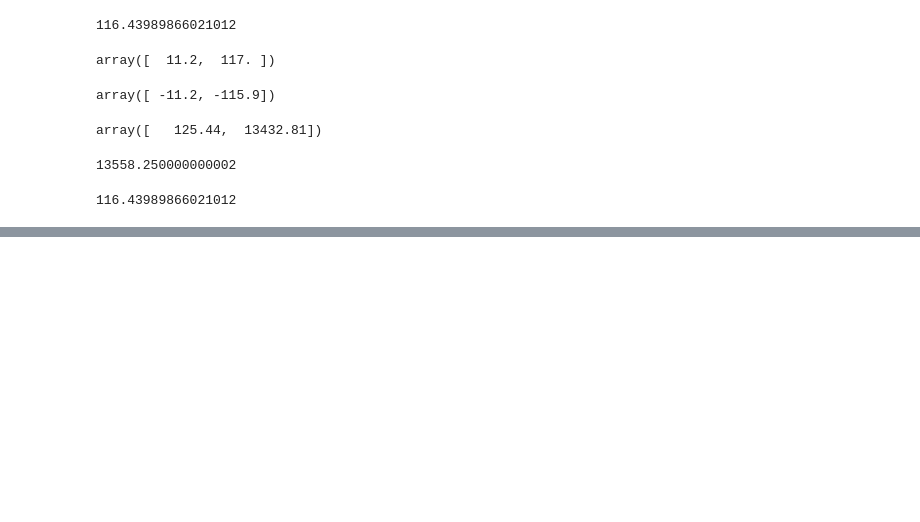
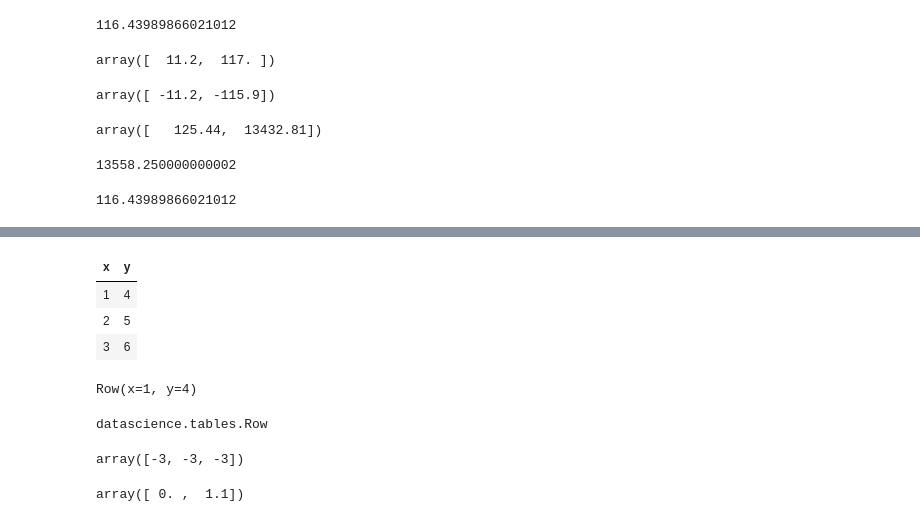
Before and after one commit to lawtonsclass/s26-code-from-class, a Jupyter notebook: data8/ch17.ipynb, the cells around one changed output, grey strips where cells are left out. Saved outputs shown, nothing was run; the diff lists cells and outputs as text; code cells hidden in the pictures; blank space fills up the shorter version.

```diff
--- a/data8/ch17.ipynb
+++ b/data8/ch17.ipynb
@@ -340,0 +370,24 @@ distance(alice, np.array(patient1))
+# %%
+# Reminder: you can apply a function to an entire table! It passes each Row to the function
+t = Table().with_columns('x', make_array(1, 2, 3), 'y', make_array(4, 5, 6))
+t
+# %% [output]
+| x | y |
+| 1 | 4 |
+| 2 | 5 |
+| 3 | 6 |
+# %%
+t.row(0)
+# %% [output]
+Row(x=1, y=4)
+# %%
+type(t.row(0))
+# %% [output]
+datascience.tables.Row
+# %%
+def f(row):
+    return row.item(0) - row.item(1)
+
+t.apply(f)
+# %% [output]
+array([-3, -3, -3])
@@ -340,0 +397,4 @@ distance(alice, np.array(patient1))
+# %%
+alice
+# %% [output]
+array([ 0. ,  1.1])
```
Also changed, not shown: parts of 11 cells of this notebook, 2 other files.
